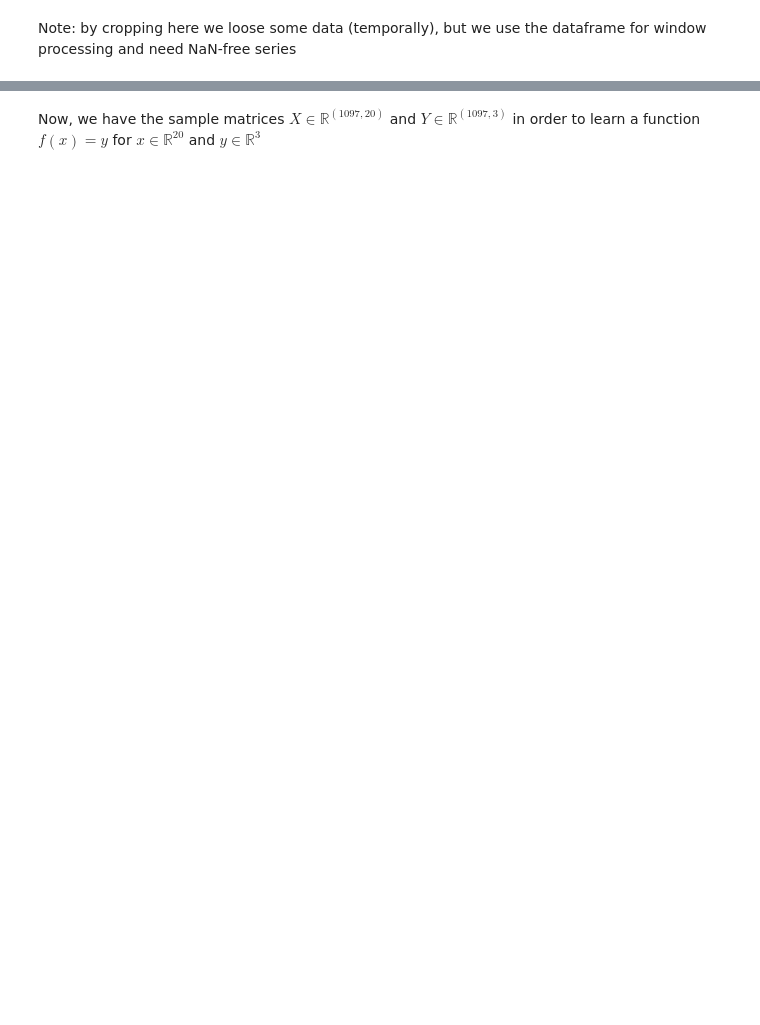
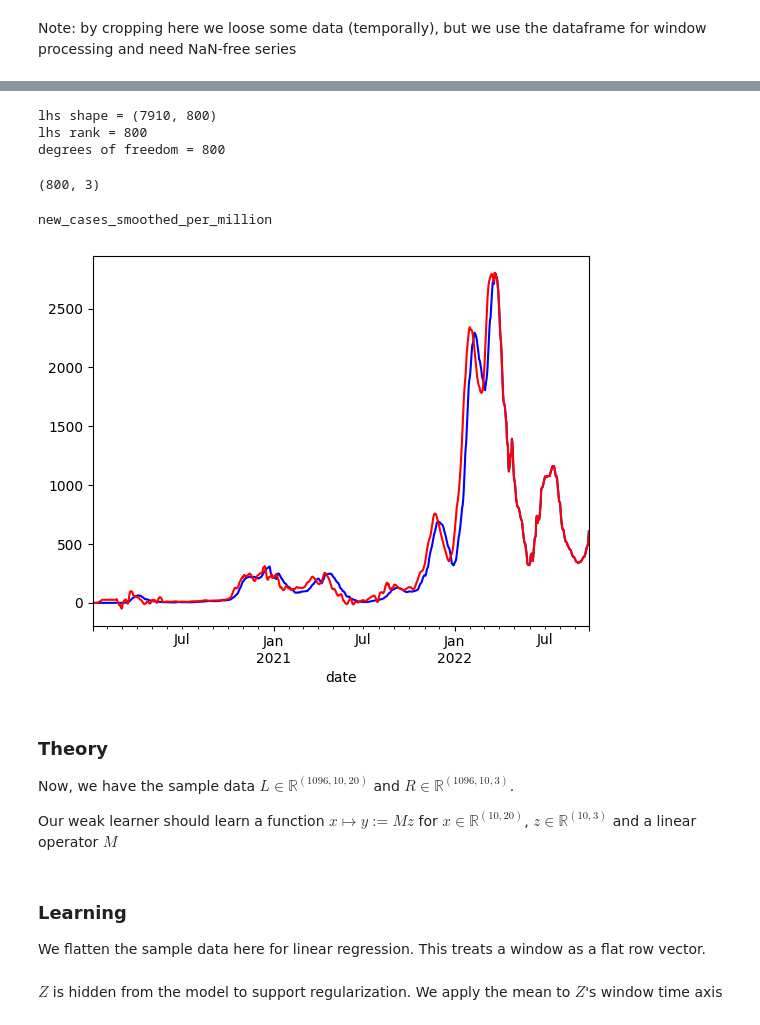
Before and after one commit to armsp/BDPP-23-Covid-Project, a Jupyter notebook: work/project/get_features_h.ipynb, the cells around one changed output, grey strips where cells are left out. Drawn from its saved outputs; the diff is of its cells as text; code cells hidden in the pictures; blank space fills up the shorter version.

```diff
--- a/work/project/get_features_h.ipynb
+++ b/work/project/get_features_h.ipynb
@@ -52,5 +40,70 @@ for i in range( n ):
+# %%
+# for predicted time range
+min_start = max([ l.length_l + l.lag for l in ensemble ])
+min_length = max([ l.length_r for l in ensemble ])
+
+start = min_start
+length = 800
+
+assert start >= min_start
+assert length >= min_length
+
+lhs_chunks = [ ]
+rhs_chunks = [ ]
+
+for learner in ensemble:
+
+    n_predictions = 1 + length - learner.length_r
+    M = learner.linear_operator
+
+    for i in range( n_predictions ):
+
+        chunk = np.zeros(( M.shape[ 0 ], length ))
+        chunk[ :, i : i + M.shape[ 1 ]] = M
+        lhs_chunks.append( chunk )
+
+        window = df.iloc[ start + i : start + i + learner.length_l, : ].to_numpy( )
+        y = learner.predict( window )
+        rhs_chunks.append( y )
+
+lhs = np.concatenate( lhs_chunks, axis = 0 )
+rhs = np.concatenate( rhs_chunks, axis = 0 )
+
+assert lhs.shape == ( rhs.shape[ 0 ], length )
+
+print( f"lhs shape = { lhs.shape }" )
+print( f"lhs rank = { np.linalg.matrix_rank( lhs )}" )
+print( f"degrees of freedom = { length }" )
+# %% [output]
+lhs shape = (7910, 800)
+lhs rank = 800
+degrees of freedom = 800
+# %%
+prediction, *_ = np.linalg.lstsq( lhs, rhs, rcond = None )
+print( prediction.shape )
+# %% [output]
+(800, 3)
+# %%
+df_pred = df.copy( )
+df_pred.iloc[ start : start + length, :3 ] = prediction
+df.iloc[ 0:1000, 0 ].plot( color = "blue" )
+df_pred.iloc[ 0:1000, 0 ].plot( color = "red" )
+print( df_pred.columns[ 0 ])
+# %% [output]
+new_cases_smoothed_per_million
+[figure, added]
 # %%
-from IPython.display import Markdown as md
-md( f"Now, we have the sample matrices $X \in \mathbb{{R}}^{{{ X.shape }}}$ and $Y \in \mathbb{{R}}^{{{ Y.shape }}}$ in order to learn a function $f(x)=y$ for $x \in \mathbb{{R}}^{{{ X.shape[ 1 ]}}}$ and $y \in \mathbb{{R}}^{{{ Y.shape[ 1 ]}}}$" )
+str = "### Theory\n"
+str += f"Now, we have the sample data $L \in \mathbb{{R}}^{{{ L.shape }}}$ and $R \in \mathbb{{R}}^{{{ R.shape }}}$.\n\n"
+str += f"Our weak learner should learn a function $x \mapsto y:=M z$ for $x \in \mathbb{{R}}^{{{ L.shape[ 1: ]}}}$, $z \in \mathbb{{R}}^{{{ R.shape[ 1: ]}}}$ and a linear operator $M$"
+md( str )
 # %% [output]
-Now, we have the sample matrices $X \in \mathbb{R}^{(1097, 20)}$ and $Y \in \mathbb{R}^{(1097, 3)}$ in order to learn a function $f(x)=y$ for $x \in \mathbb{R}^{20}$ and $y \in \mathbb{R}^{3}$
+### Theory
+Now, we have the sample data $L \in \mathbb{R}^{(1096, 10, 20)}$ and $R \in \mathbb{R}^{(1096, 10, 3)}$.
+
+Our weak learner should learn a function $x \mapsto y:=M z$ for $x \in \mathbb{R}^{(10, 20)}$, $z \in \mathbb{R}^{(10, 3)}$ and a linear operator $M$
+# %% [markdown]
+### Learning
+We flatten the sample data here for linear regression. This treats a window as a flat row vector.
+# %% [markdown]
+$Z$ is hidden from the model to support regularization. We apply the mean to $Z$'s window time axis
```
Also changed, not shown: parts of 6 cells of this notebook, 7 other files.
